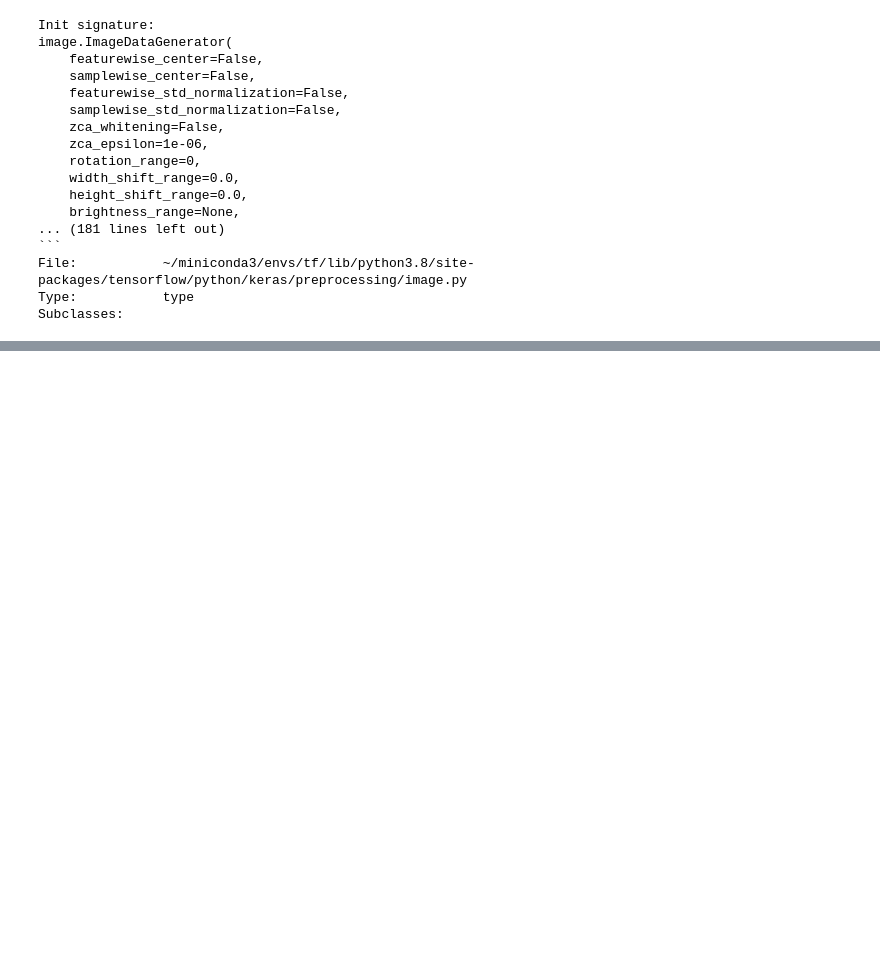
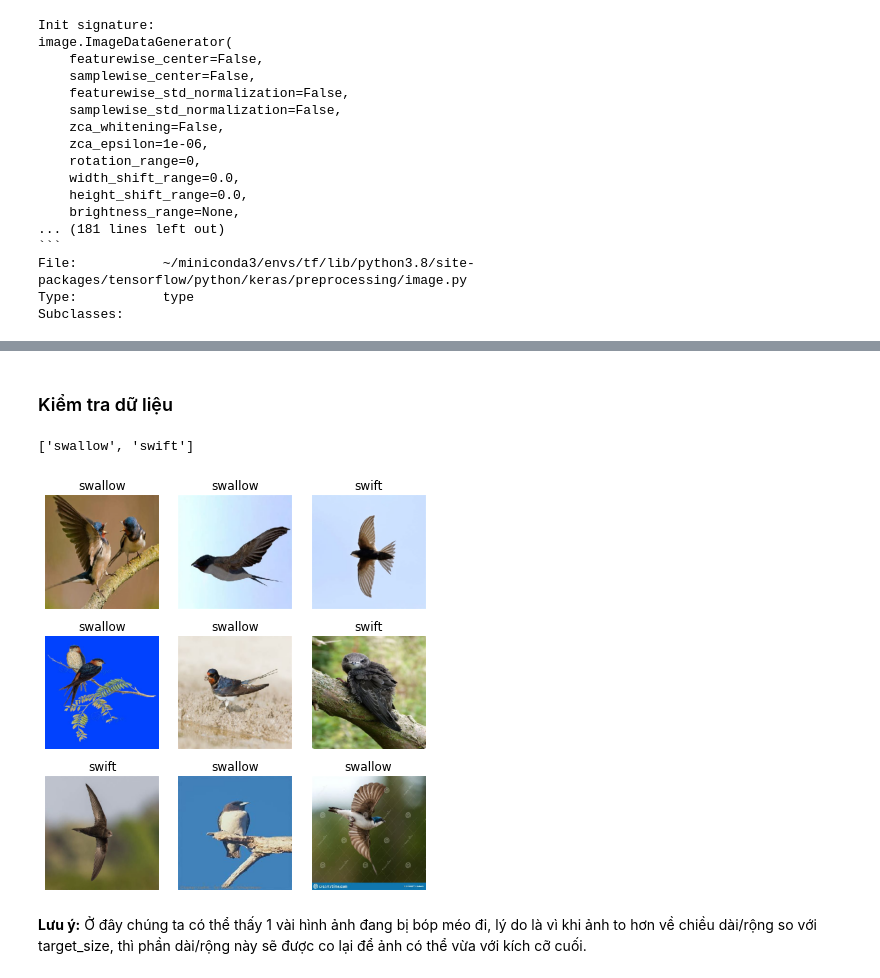
Before and after one commit to ddpham/TFExam, a Jupyter notebook: nbs/image/image_dataset_advanced.ipynb, the cells around one changed output, grey strips where cells are left out. Drawn from its saved outputs; the diff is of its cells as text; code cells hidden in the pictures; blank space fills up the shorter version.

Commit message:
update image dataset advanced

```diff
--- a/nbs/image/image_dataset_advanced.ipynb
+++ b/nbs/image/image_dataset_advanced.ipynb
@@ -239,0 +323,13 @@ NameError: name 'train_ds' is not defined
+# %%
+def preprocess_ds_adj(tensor: tuple):
+    tensor[0] = resnet50.preprocess_input(tensor[0])
+    return tensor
+# %%
+# Tạo một ImageDataGenerator:
+data_generator = image.ImageDataGenerator(
+    featurewise_center=True
+    , featurewise_std_normalization=True
+    , fill_mode='reflection'
+    , rescale=1./255
+    , preprocessing_function=preprocess_ds_adj
+)
@@ -239,0 +379,15 @@ NameError: name 'train_ds' is not defined
+# %%
+# Tạo tập dữ liệu, sử dụng phương pháp: `flow_from_directory:`
+bs = 16
+train_ds = data_generator.flow_from_directory(
+    directory=f'{path}/sw/train'
+    , target_size=(224, 224)
+    , class_mode='categorical'
+    , batch_size=bs
+)
+valid_ds = data_generator.flow_from_directory(
+    directory=f'{path}/sw/test'
+    , target_size=(224, 224)
+    , class_mode='categorical'
+    , batch_size=bs
+)
@@ -239,0 +417,21 @@ NameError: name 'train_ds' is not defined
+# %% [markdown]
+### Kiểm tra dữ liệu
+# %%
+class_names = list(train_ds.class_indices.keys())
+class_names
+# %% [output]
+['swallow', 'swift']
+# %%
+fig = plt.figure(figsize=(6, 6))
+images = train_ds.next()
+for i in range(9):
+    plt.subplot(3, 3, i+1)
+    plt.imshow(images[0][i])
+    plt.title(class_names[np.int8(images[1][i])])
+    plt.axis('off')
+    plt.tight_layout()
+# %% [output]
+[figure, added]
+# %% [markdown]
+__Lưu ý:__
+Ở đây chúng ta có thể thấy 1 vài hình ảnh đang bị bóp méo đi, lý do là vì khi ảnh to hơn về chiều dài/rộng so với target_size, thì phần dài/rộng này sẽ được co lại để ảnh có thể vừa với kích cỡ cuối.
```
Also changed, not shown: parts of 118 cells of this notebook.
